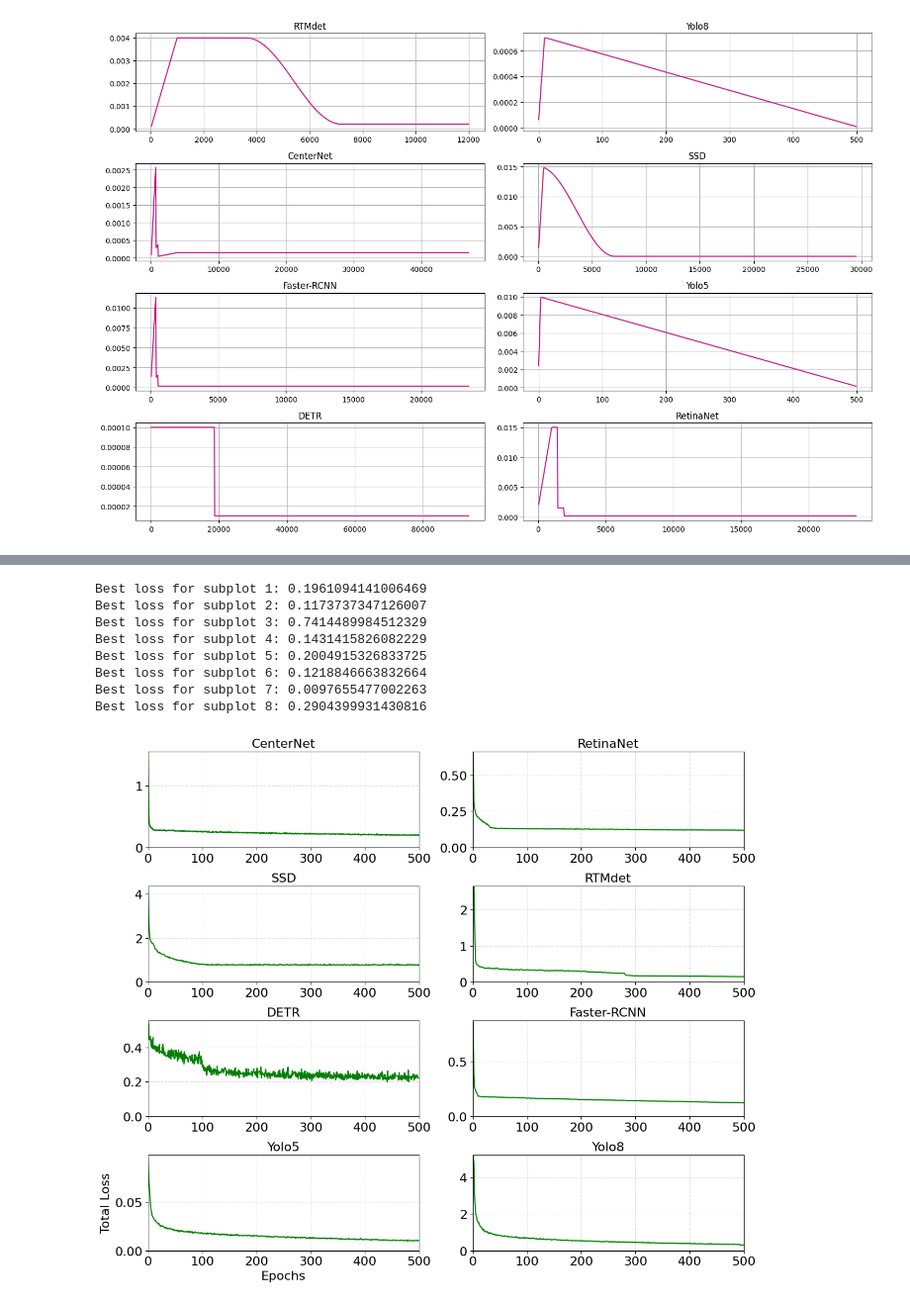
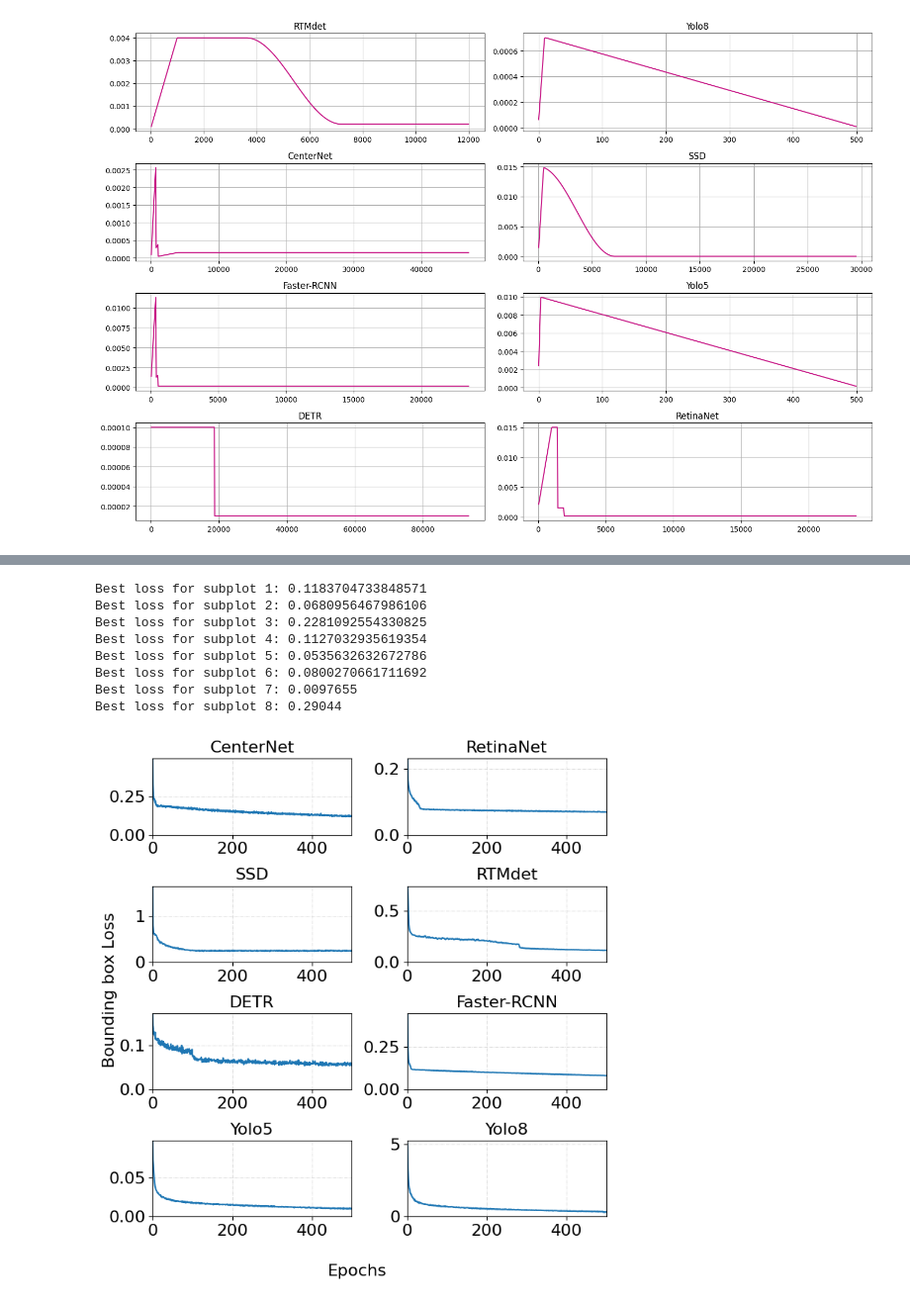
Before and after one commit to toelt-llc/FlightScope_Bench, a Jupyter notebook: 9_result_vizualiser.ipynb, the cells around one changed output, grey strips where cells are left out. Shown at 99% size. Cells and saved outputs as stored; diff of their text form; code cells hidden in the pictures.

```diff
--- a/9_result_vizualiser.ipynb
+++ b/9_result_vizualiser.ipynb
@@ -175,7 +175,7 @@ def plot_loss_curve(ax, csv_path, batch_size, total_samples=2120, plot_color='gr
     ax.tick_params(axis='both', which='major', labelsize=16)
     return df['Value'].max(), df['Value'].min()
 
-fig, axs = plt.subplots(4, 2, figsize=(12, 10))
+fig, axs = plt.subplots(4, 2, figsize=(7, 7))
 
 models = [
     ("/home/safouane/Downloads/FlightScope_Bench/curve_results/loss/CenterNet.csv", 23),
@@ -184,8 +184,8 @@ models = [
     ("/home/safouane/Downloads/FlightScope_Bench/curve_results/loss/RTMdet.csv", 86),
     ("/home/safouane/Downloads/FlightScope_Bench/curve_results/loss/DETR.csv", 11.3),
     ("/home/safouane/Downloads/FlightScope_Bench/curve_results/loss/Faster-RCNN.csv", 45),
-    ("/home/safouane/Downloads/FlightScope_Bench/curve_results/loss/Yolo5.csv", None),  # None for batch_size
-    ("/home/safouane/Downloads/FlightScope_Bench/curve_results/loss/Yolo8.csv", None)   # None for batch_size
+    ("/home/safouane/Downloads/FlightScope_Bench/curve_results/loss/Yolo5.csv", None),
+    ("/home/safouane/Downloads/FlightScope_Bench/curve_results/loss/Yolo8.csv", None)
 ]
 
 best_losses = []
@@ -200,8 +200,8 @@ for i, (csv_path, batch_size) in enumerate(models):
 
     best_losses.append(best_loss)
 
-axs[-1, 0].set_xlabel("Epochs", fontsize=16)
-axs[-1, 0].set_ylabel("Total Loss", fontsize=16)
+fig.text(0.5, -0.05, 'Epochs', ha='center', fontsize=16)
+fig.text(0.01, 0.5, 'Total Loss', va='center', rotation='vertical', fontsize=16)
 
 plt.tight_layout()
 plt.xlim(0, 500)
@@ -209,6 +209,7 @@ plt.xlim(0, 500)
 for i, best_loss in enumerate(best_losses):
     print(f"Best loss for subplot {i+1}: {best_loss}")
 
+plt.savefig('totalloss.pdf', bbox_inches='tight')
 plt.show()
 # %% [output]
 Best loss for subplot 1: 0.1961094141006469
@@ -228,11 +229,9 @@ def plot_loss_curve(ax, csv_path, batch_size, total_samples=2120):
     # Load the CSV file
     df = pd.read_csv(csv_path)
 
-    # Check if 'Step' column is present and rename it to 'iteration'
     if 'Step' in df.columns:
         df.rename(columns={'Step': 'iteration'}, inplace=True)
 
-    # If 'iteration' column is present, convert it to epoch
     if 'iteration' in df.columns:
         if batch_size is not None:
             total_iterations_per_epoch = total_samples // batch_size
@@ -240,63 +239,57 @@ def plot_loss_curve(ax, csv_path, batch_size, total_samples=2120):
         else:
             df['Epoch'] = df['iteration']
 
-    # Plot the loss curve on the given subplot axis
-    ax.plot(df['Epoch'], df['Value'])  # Assuming 'Value' column contains the loss values
-    ax.set_title(csv_path.split('/')[-1].split('.')[0], fontsize=16)  # Extract the model name for the title and increase fontsize
+    ax.plot(df['Epoch'], df['Value'])
+    ax.set_title(csv_path.split('/')[-1].split('.')[0], fontsize=16)
 
-    # Increase the font size of xticks and yticks
     ax.tick_params(axis='both', which='major', labelsize=16)
 
-    # Return the maximum value for ylim and the best (lowest) loss value
     return df['Value'].max(), df['Value'].min()
 
-# Create a 4x2 subplot layout
-fig, axs = plt.subplots(4, 2, figsize=(12, 10))
+fig, axs = plt.subplots(4, 2, figsize=(7, 7))
 
-# Example usage for multiple models
 models = [
     ("/home/safouane/Downloads/FlightScope_Bench/curve_results/loss_bbox/CenterNet.csv", 23),
     ("/home/safouane/Downloads/FlightScope_Bench/curve_results/loss_bbox/RetinaNet.csv", 45),
     ("/home/safouane/Downloads/FlightScope_Bench/curve_results/loss_bbox/SSD.csv", 36),
     ("/home/safouane/Downloads/FlightScope_Bench/curve_results/loss_bbox/RTMdet.csv", 86),
     ("/home/safouane/Downloads/FlightScope_Bench/curve_results/loss_bbox/DETR.csv", 11.3),
     ("/home/safouane/Downloads/FlightScope_Bench/curve_results/loss_bbox/Faster-RCNN.csv", 45),
-    ("/home/safouane/Downloads/FlightScope_Bench/curve_results/loss_bbox/Yolo5.csv", None),  # None for batch_size
-    ("/home/safouane/Downloads/FlightScope_Bench/curve_results/loss_bbox/Yolo8.csv", None)   # None for batch_size
+    ("/home/safouane/Downloads/FlightScope_Bench/curve_results/loss_bbox/Yolo5.csv", None),
+    ("/home/safouane/Downloads/FlightScope_Bench/curve_results/loss_bbox/Yolo8.csv", None)
 ]
 
-# Lists to store the best (lowest) loss values for each subplot
 best_losses = []
 
-# Iterate through models and plot on subplots
 for i, (csv_path, batch_size) in enumerate(models):
     row, col = divmod(i, 2)
     max_value, best_loss = plot_loss_curve(axs[row, col], csv_path, batch_size)
     axs[row, col].set_ylim(0, max_value)
     axs[row, col].set_xlim(0, 500)
 
-    # Add customized grid lines
     axs[row, col].grid(color='lightgray', linestyle='-.', linewidth=0.5)
 
-    # Store the best (lowest) loss value
     best_losses.append(best_loss)
 
-# Adjust layout to prevent clipping of titles
 plt.tight_layout()
 plt.xlim(0, 500)
 
-# Print the best (lowest) loss values for each subplot
+fig.text(0.5, -0.05, 'Epochs', ha='center', fontsize=16)
+fig.text(0.01, 0.5, 'Bounding box Loss', va='center', rotation='vertical', fontsize=16)
+
 for i, best_loss in enumerate(best_losses):
     print(f"Best loss for subplot {i+1}: {best_loss}")
 
+plt.savefig('bboxloss.pdf', bbox_inches='tight')
+
 plt.show()
 # %% [output]
-Best loss for subplot 1: 0.1961094141006469
-Best loss for subplot 2: 0.1173737347126007
-Best loss for subplot 3: 0.7414489984512329
-Best loss for subplot 4: 0.1431415826082229
-Best loss for subplot 5: 0.2004915326833725
-Best loss for subplot 6: 0.1218846663832664
-Best loss for subplot 7: 0.0097655477002263
-Best loss for subplot 8: 0.2904399931430816
+Best loss for subplot 1: 0.1183704733848571
+Best loss for subplot 2: 0.0680956467986106
+Best loss for subplot 3: 0.2281092554330825
+Best loss for subplot 4: 0.1127032935619354
+Best loss for subplot 5: 0.0535632632672786
+Best loss for subplot 6: 0.0800270661711692
+Best loss for subplot 7: 0.0097655
+Best loss for subplot 8: 0.29044
-[figure, old version]
+[figure, new version]
```
Also changed, not shown: parts of 1 cell of this notebook.
